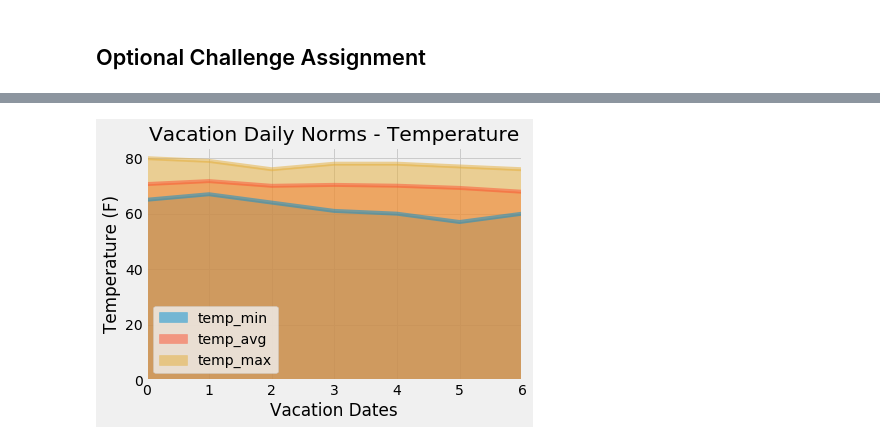
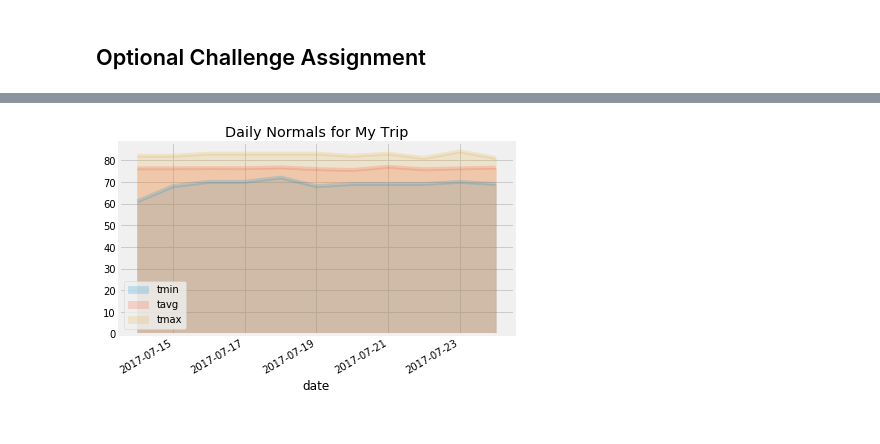
Before and after one commit to Archana584/SQL_Alchemy, a Jupyter notebook: climate_starter.ipynb, the cells around one changed output, grey strips where cells are left out. Saved outputs shown, nothing was run; the diff lists cells and outputs as text; code cells hidden in the pictures.

```diff
--- a/climate_starter.ipynb
+++ b/climate_starter.ipynb
@@ -335,0 +354,12 @@ print(list(vacation_dates))
+# %%
+# Load the previous query results into a Pandas DataFrame and add the `trip_dates` range as the `date` index
+
+daily_normals_df= pd.DataFrame(daily_normals,columns=['tmin', 'tavg', 'tmax'])
+
+daily_normals_df['date']= trip_dates
+
+daily_normals_df['date'] = pd.to_datetime(daily_normals_df['date'], format='%Y-%m-%d')
+
+daily_normals_df.set_index('date',inplace=True)
+
+daily_normals_df
@@ -336,10 +380,8 @@ print(list(vacation_dates))
 # %%
 # Plot the daily normals as an area plot with `stacked=False`
-vacation_daily_normals_temp_df.plot(kind='area', alpha=.5, stacked=False, x_compat=True, title='Vacation Daily Norms - Temperature')
-
-# Set plot properties
-plt.ylabel('Temperature (F)')
-plt.xlabel('Vacation Dates')
-plt.savefig('Vacation_Daily_Normals_Temp.png')
+daily_normals_df.plot(kind='area', alpha=.2, stacked=False, x_compat=True, title="Daily Normals for My Trip")
+plt.tight_layout()
+plt.savefig("Images/DailyNormals.png")
+plt.show()
 # %% [output]
-[figure, old version]
+[figure, new version]
```
Also changed, not shown: parts of 30 cells of this notebook, 7 other files.
